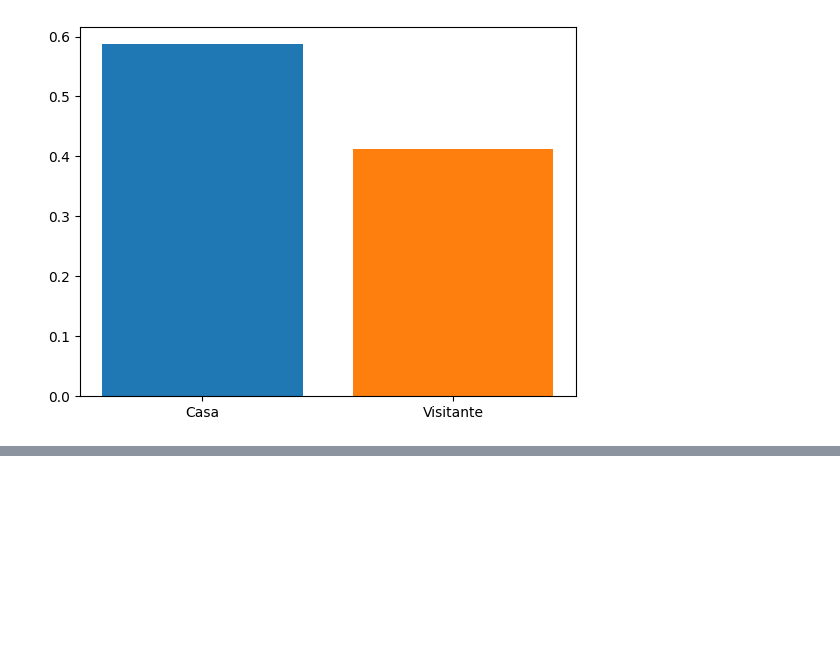
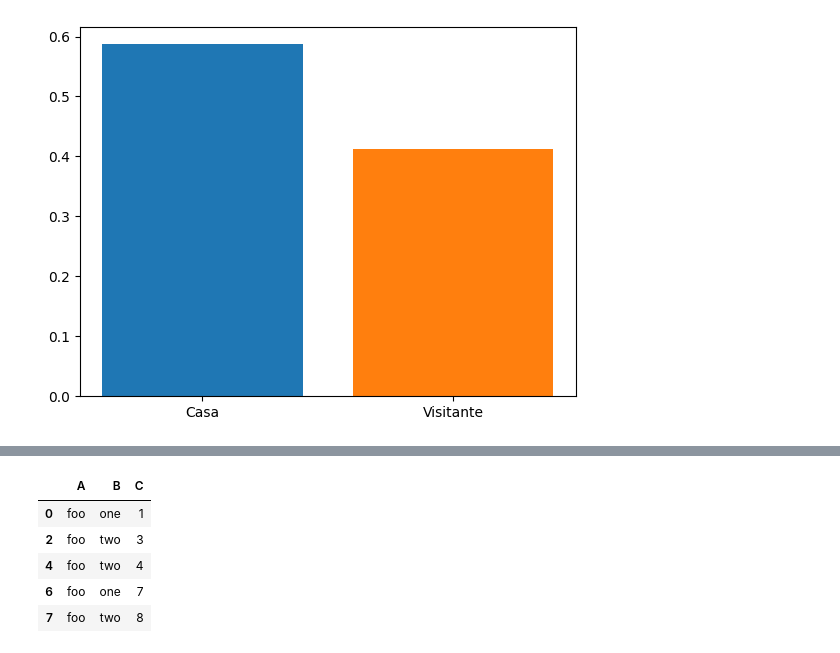
Before and after one commit to Happyuky7/UniversityClassProgramain2, a Jupyter notebook: Class19/class19.ipynb, the cells around one changed output, grey strips where cells are left out. Drawn from its saved outputs; the diff is of its cells as text; code cells hidden in the pictures; blank space fills up the shorter version.

```diff
--- a/Class19/class19.ipynb
+++ b/Class19/class19.ipynb
@@ -352,0 +378,9 @@ plt.show()
+# %%
+grouped_df.get_group('foo')
+# %% [output]
+|  | A | B | C |
+| 0 | foo | one | 1 |
+| 2 | foo | two | 3 |
+| 4 | foo | two | 4 |
+| 6 | foo | one | 7 |
+| 7 | foo | two | 8 |
```
Also changed, not shown: parts of 4 cells of this notebook, 2 other files.
